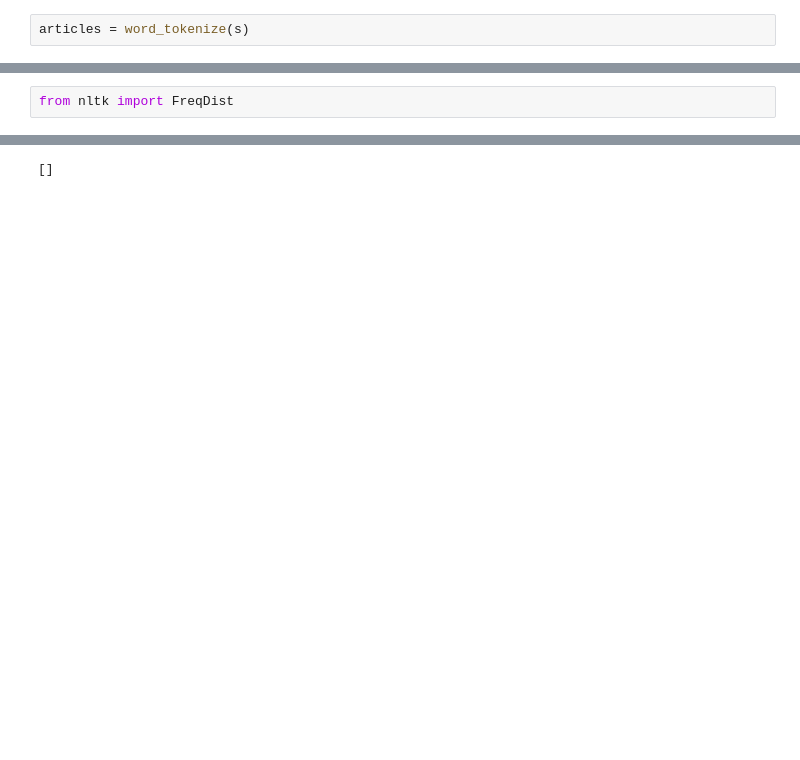
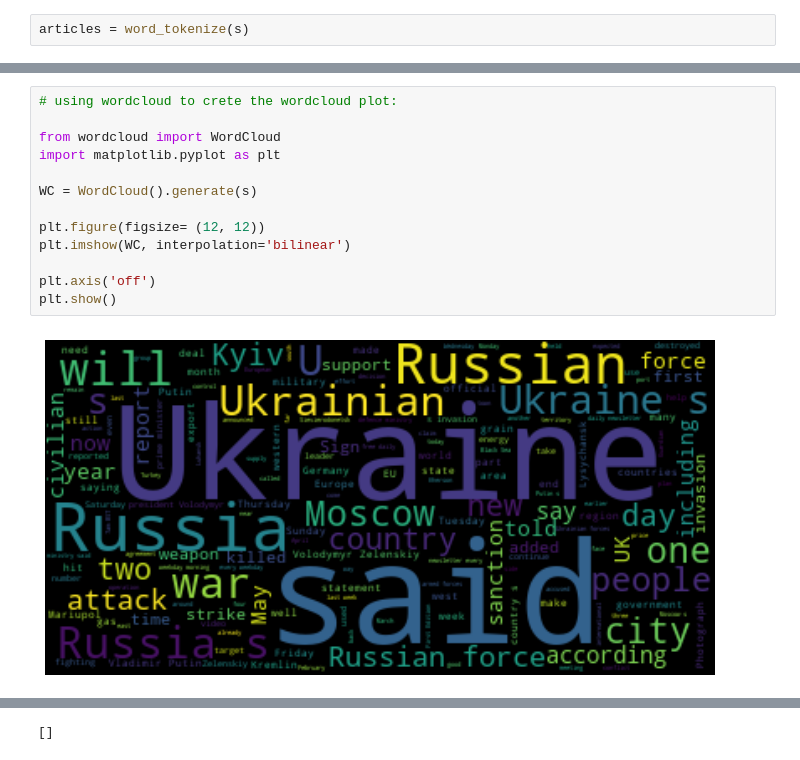
Before and after one commit to Abbasjalili/NLP_Projects, a Jupyter notebook: NLP_Russia_Ukraine.ipynb, the cells around one changed output, grey strips where cells are left out. Saved outputs shown, nothing was run; the diff lists cells and outputs as text; blank space fills up the shorter version.

```diff
--- a/NLP_Russia_Ukraine.ipynb
+++ b/NLP_Russia_Ukraine.ipynb
@@ -135,3 +166,16 @@ text.dispersion_plot(
-# %%
-from nltk import FreqDist
+# %%
+# using wordcloud to crete the wordcloud plot:
+
+from wordcloud import WordCloud
+import matplotlib.pyplot as plt
+
+WC = WordCloud().generate(s)
+
+plt.figure(figsize= (12, 12))
+plt.imshow(WC, interpolation='bilinear')
+
+plt.axis('off')
+plt.show()
+# %% [output]
+[figure, added]
 # %%
```
Also changed, not shown: parts of 26 cells of this notebook.
